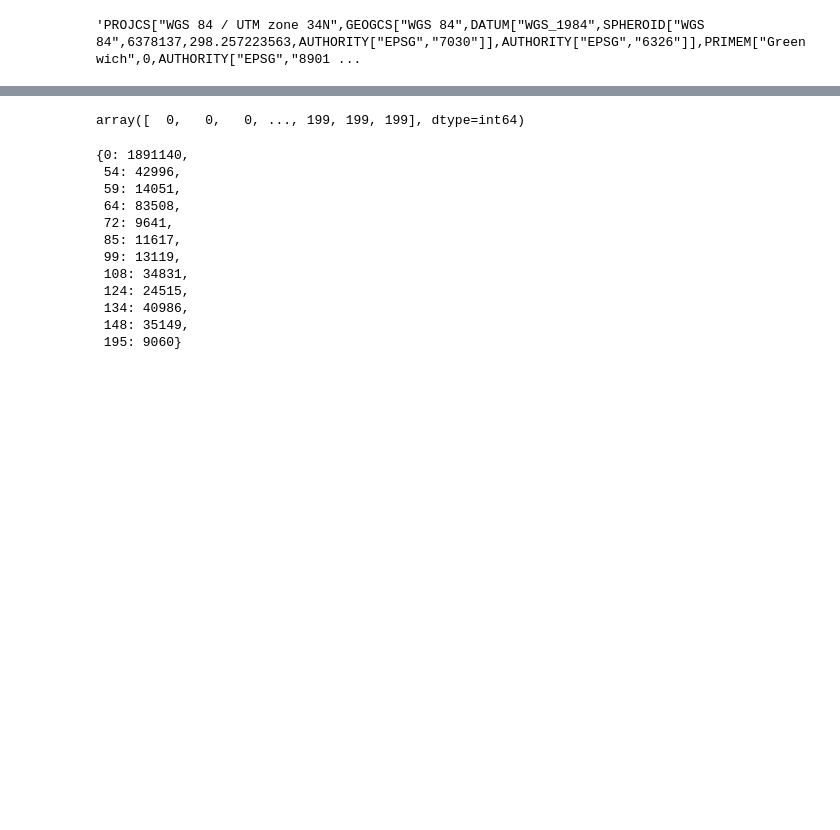
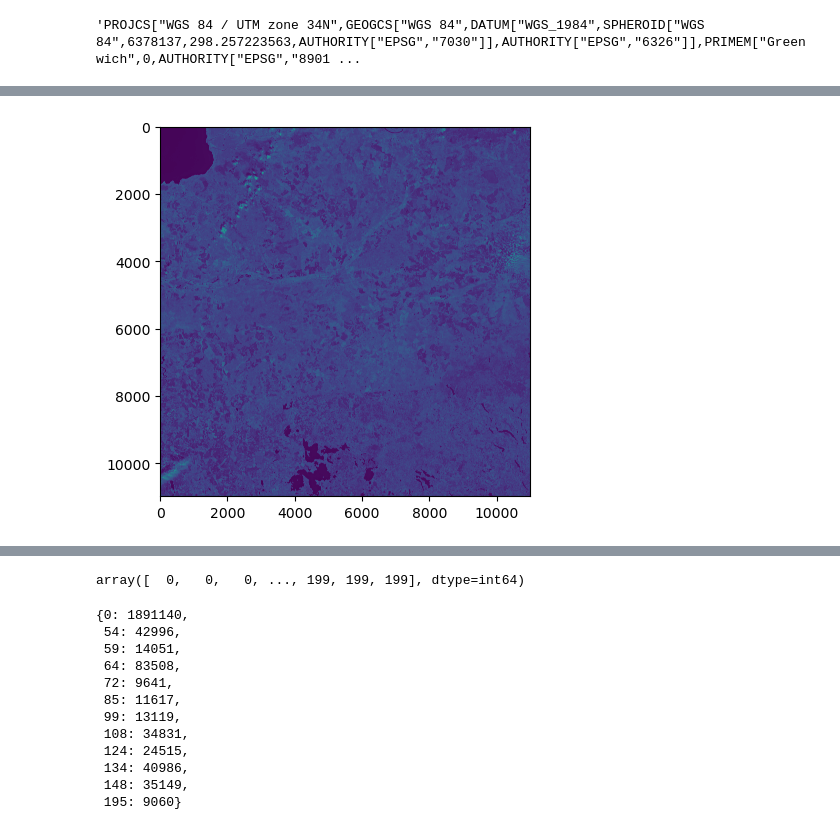
Before and after one commit to rafalgrm/senti-water, a Jupyter notebook: main.ipynb, the cells around one changed output, grey strips where cells are left out. Drawn from its saved outputs; the diff is of its cells as text; code cells hidden in the pictures; blank space fills up the shorter version.

```diff
--- a/main.ipynb
+++ b/main.ipynb
@@ -33,4 +40,6 @@ array([[643, 658, 645, ..., 659, 655, 685],
 # %%
-image_band_2 = dataset2.read(1)
+image_band_nir_10m = band_nir_10m.read(1)
 if show_images:
-    plt.imshow(image_band_2)
+    plt.imshow(image_band_nir_10m)
+# %% [output]
+[figure, added]
```
Also changed, not shown: parts of 13 cells of this notebook, 1 other file.
